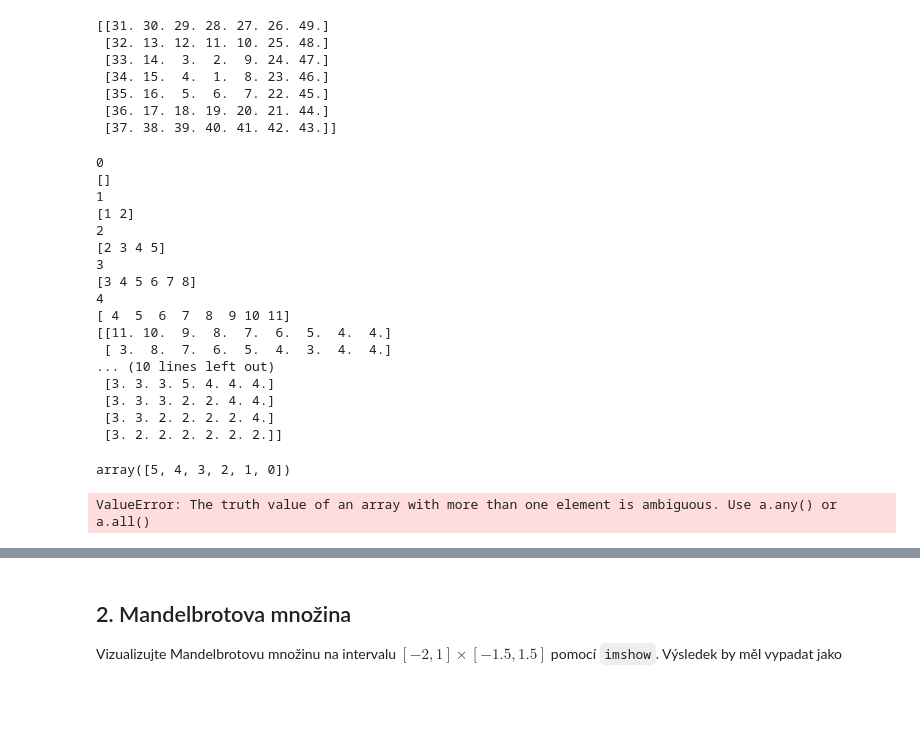
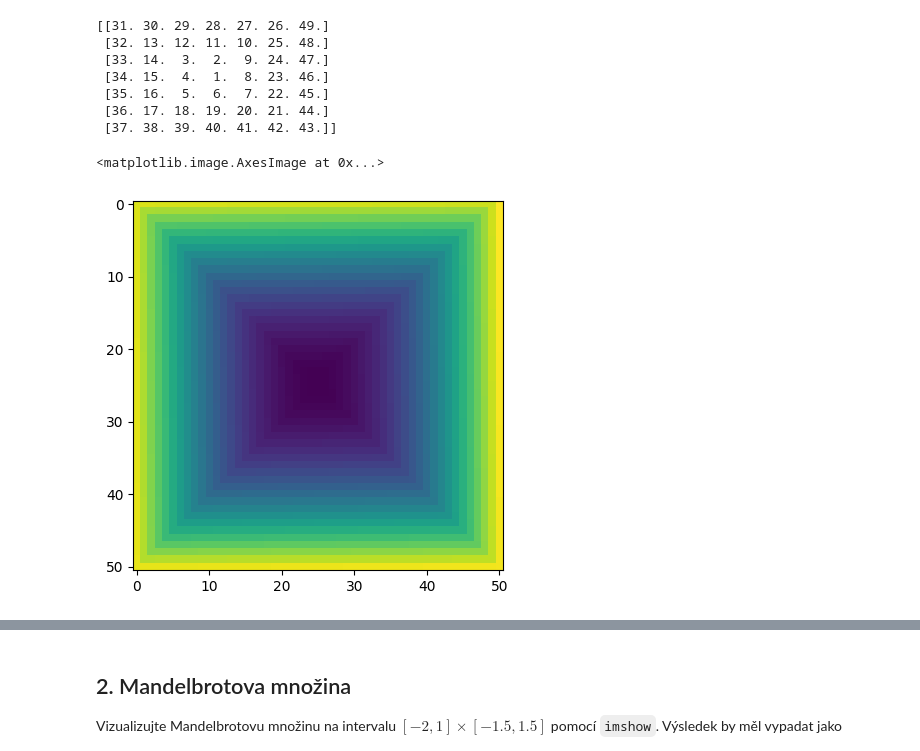
Before and after one commit to HLI0026/VVP, a Jupyter notebook: 03_ukoly.ipynb, the cells around one changed output, grey strips where cells are left out. Saved outputs shown, nothing was run; the diff lists cells and outputs as text; code cells hidden in the pictures; blank space fills up the shorter version.

```diff
--- a/03_ukoly.ipynb
+++ b/03_ukoly.ipynb
@@ -132,64 +132,24 @@ def integer_spiral_numpy(n):
     #TODO naimplementujte viz zadání
     if n % 2 == 0 and n > 1:
         raise Exception("n should be divisible by 2")
-    A = np.zeros((n,n))
-    middle = n//2
+    A= np.zeros((n+2,n+2))
+    middle = int(n/2) + 1
+    A[middle,middle] = 5
+    for i in range(middle+1):
+        a = np.arange((i)*2)+((i)**2-(i-1)**2)**2+1
+        if i>0:
+            A[middle-i,middle-i:middle+i]= a[::-1]
+            a += i*2
+            A[middle-i+1:middle+i+1,middle-i]= a
+            a += i*2
+            A[middle+i,middle-i+1:middle+i+1]= a
+            a += i*2
+            A[middle-i:middle+i,middle+i]= a[::-1]
 
-    A[middle,middle] = 1
-    a = np.arange(4)
-    #A[1,middle-1:middle+1] = 1
-    #A[0,middle-2:middle+1] = 1
-    a = np.arange(np.arange(4))
-    A[a[1:1],a[1:1]] = 1
-
-    print(A)
+    return(A[1:-1, 1:-1])
     pass
-# %%
-n = 7
-A= np.zeros((n+2,n+2))
-middle = int(n/2) + 1
-A[middle,middle] = 5
-for i in range(middle+1):
-    print(i)
-    a = np.arange((i)*2)+i
-
-    A[middle-i,middle-i:middle+i]= a[::-1]
-
-    A[middle+i,middle-i+1:middle+i+1]= 2
-
-    A[middle-i+1:middle+i+1,middle-i]= 3
-
-    A[middle-i:middle+i,middle+i]= 4
-
-    A[middle-i+1:middle+i+1,middle-i]= 3
-    print(a)
-
-print(A)
-print(A[1:-1, 1:-1])
-# %% [output]
-0
-[]
-1
-[1 2]
-2
-[2 3 4 5]
-3
-[3 4 5 6 7 8]
-4
-[ 4  5  6  7  8  9 10 11]
-[[11. 10.  9.  8.  7.  6.  5.  4.  4.]
- [ 3.  8.  7.  6.  5.  4.  3.  4.  4.]
-... (10 lines left out)
- [3. 3. 3. 5. 4. 4. 4.]
- [3. 3. 3. 2. 2. 4. 4.]
- [3. 3. 2. 2. 2. 2. 4.]
- [3. 2. 2. 2. 2. 2. 2.]]
-# %%
-a=np.arange(6)
-a[::-1]
-# %% [output]
-array([5, 4, 3, 2, 1, 0])
-# %%
-integer_spiral_numpy(5)
-# %% [output]
-ValueError: The truth value of an array with more than one element is ambiguous. Use a.any() or a.all()
+# %%
+plt.imshow(integer_spiral_numpy(51),interpolation_stage="rgba")
+# %% [output]
+<matplotlib.image.AxesImage at 0x...>
+[figure, added]
```
Also changed, not shown: parts of 2 cells of this notebook.
